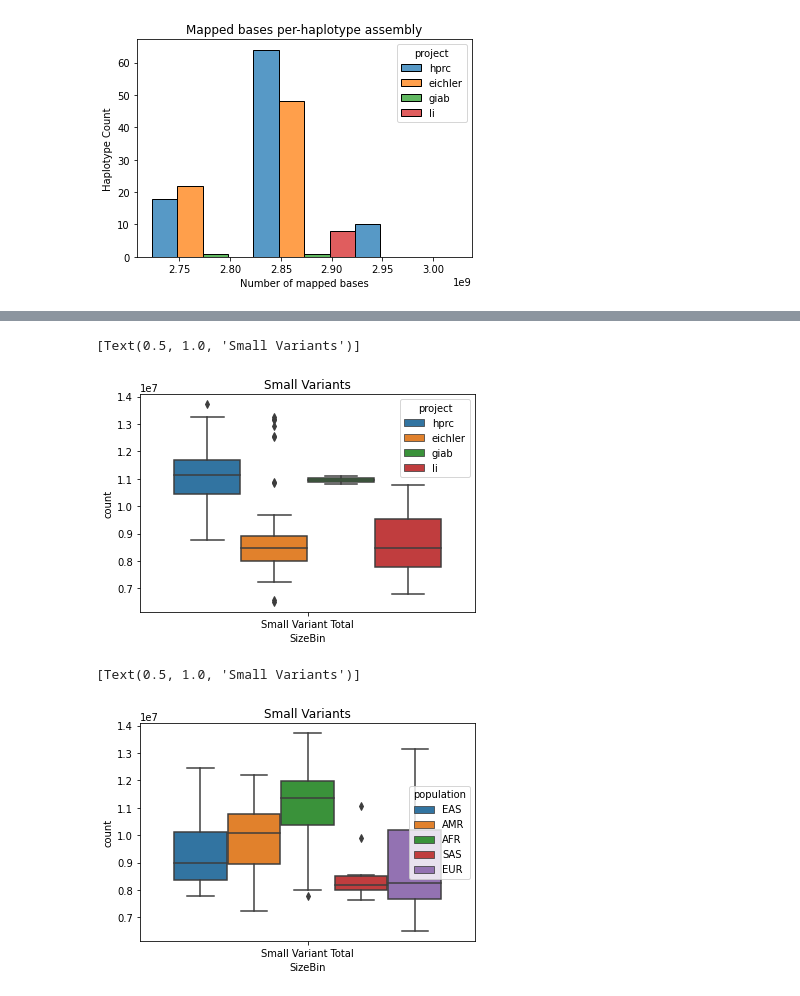
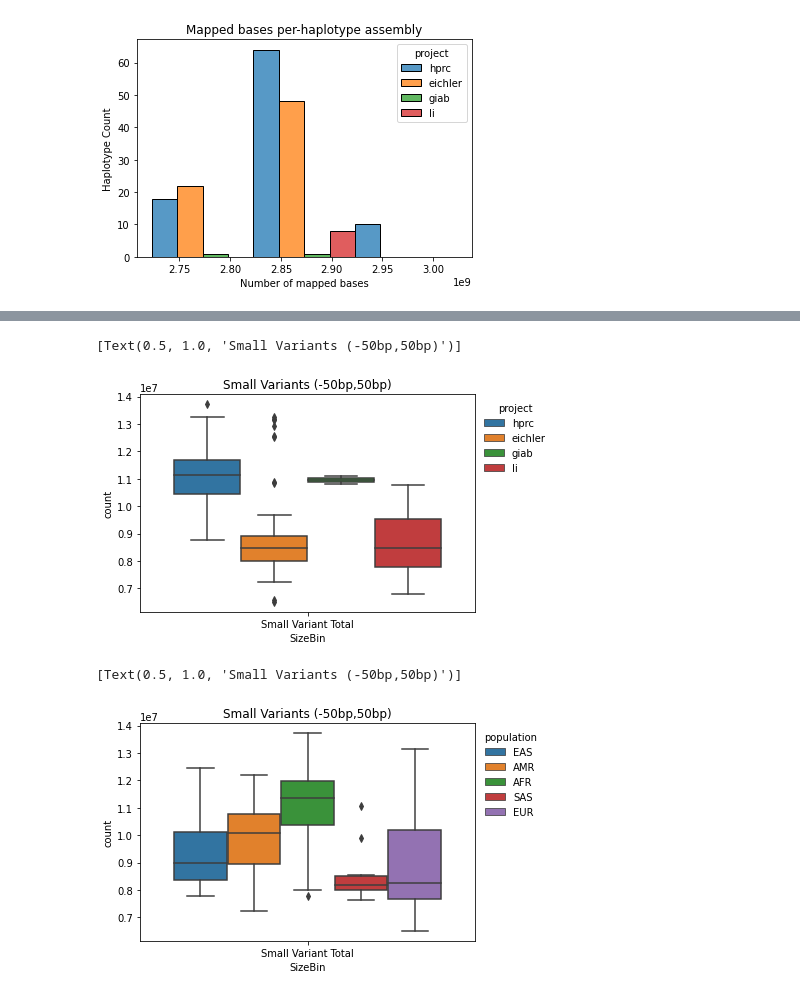
Before and after one commit to ACEnglish/adotto, a Jupyter notebook: variant_calling/notebooks/HapotypeCoverage.ipynb, the cells around one changed output, grey strips where cells are left out. Drawn from its saved outputs; the diff is of its cells as text; code cells hidden in the pictures.

```diff
--- a/variant_calling/notebooks/HapotypeCoverage.ipynb
+++ b/variant_calling/notebooks/HapotypeCoverage.ipynb
@@ -256,17 +227,19 @@ data[">=50bp INS Total"] = data[col_order[8:]].sum(axis=1)
 big_bin_cols = [">=50bp DEL Total", "Small Variant Total", ">=50bp INS Total"]
 # %%
-view = data.melt(id_vars=['project','sample', 'haplotag', 'population', 'sex'],
+szbin_view2 = data.melt(id_vars=['project','sample', 'haplotag', 'population', 'sex'],
                  value_vars=big_bin_cols, var_name='SizeBin', value_name='count')
 # %%
-p = sb.boxplot(data=view[view["SizeBin"] == "Small Variant Total"], x="SizeBin", y="count", hue='project')
-p.set(title="Small Variants")
+p = sb.boxplot(data=szbin_view2[szbin_view2["SizeBin"] == "Small Variant Total"], x="SizeBin", y="count", hue='project')
+sb.move_legend(p, "upper left", bbox_to_anchor=(1,1), frameon=False)
+p.set(title="Small Variants (-50bp,50bp)")
 # %% [output]
-[Text(0.5, 1.0, 'Small Variants')]
+[Text(0.5, 1.0, 'Small Variants (-50bp,50bp)')]
-[figure, old version]
+[figure, new version]
 # %%
-p = sb.boxplot(data=view[view["SizeBin"] == "Small Variant Total"], x="SizeBin", y="count", hue='population')
-p.set(title="Small Variants")
+p = sb.boxplot(data=szbin_view2[szbin_view2["SizeBin"] == "Small Variant Total"], x="SizeBin", y="count", hue='population')
+sb.move_legend(p, "upper left", bbox_to_anchor=(1,1), frameon=False)
+p.set(title="Small Variants (-50bp,50bp)")
 # %% [output]
-[Text(0.5, 1.0, 'Small Variants')]
+[Text(0.5, 1.0, 'Small Variants (-50bp,50bp)')]
-[figure, old version]
+[figure, new version]
 # %%
```
Also changed, not shown: parts of 15 cells of this notebook.
